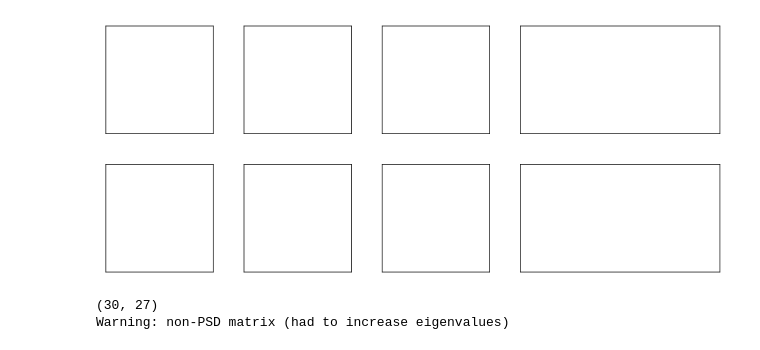
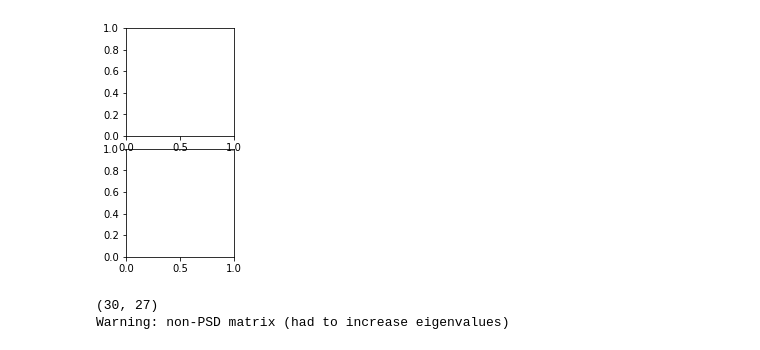
Before and after one commit to BouchardLab/DynamicalComponentsAnalysis, a Jupyter notebook: notebooks/local_minima_fig.ipynb, the cells around one changed output. Drawn from its saved outputs; the diff is of its cells as text; code cells hidden in the pictures.

```diff
--- a/notebooks/local_minima_fig.ipynb
+++ b/notebooks/local_minima_fig.ipynb
@@ -137,4 +156,5 @@ def calc_pi(cov_11, cov_12, U, V):
 # %%
+"""
 def make_axes(fig_width, n_sq=3, sq_width=0.175, wpad_edge=0, wpad_sq=0.05, wpad_mid=0.05, hpad_edge=0, hpad_mid=0.125):
     sub_box_width = n_sq*sq_width + (n_sq - 1)*wpad_sq
     right_box_width = 1 - 2*wpad_edge - wpad_mid - sub_box_width
@@ -149,22 +169,40 @@ def make_axes(fig_width, n_sq=3, sq_width=0.175, wpad_edge=0, wpad_sq=0.05, wpad
         top_squares.append(ax_top)
         bottom_squares.append(ax_bottom)
 
-    ax_right_top = fig.add_axes(( wpad_edge + sub_box_width + wpad_mid, hpad_edge, right_box_width, sq_height ))
-    ax_right_bottom = fig.add_axes(( wpad_edge + sub_box_width + wpad_mid, hpad_edge + sq_height + hpad_mid, right_box_width, sq_height ))
+    ax_right_bottom = fig.add_axes(( wpad_edge + sub_box_width + wpad_mid, hpad_edge, right_box_width, sq_height ))
+    ax_right_top = fig.add_axes(( wpad_edge + sub_box_width + wpad_mid, hpad_edge + sq_height + hpad_mid, right_box_width, sq_height ))
 
     axes = top_squares + bottom_squares + [ax_right_top, ax_right_bottom]
     for ax in axes:
         ax.set_xticks([])
         ax.set_yticks([])
 
+    plt.gcf().text(0, hpad_edge + sq_height + hpad_mid + sq_height/2,
+                   "Lorenz Attractor", rotation=90, va="center", ha="left",
+                   fontsize=style.axis_label_fontsize, color="black")
+    plt.gcf().text(0, hpad_edge + sq_height/2,
+                   "Coupled Oscillators", rotation=90, va="center", ha="left",
+                   fontsize=style.axis_label_fontsize, color="black")
+
     return top_squares, bottom_squares, ax_right_top, ax_right_bottom
+"""
+def make_axes(fig_width, wpad_edge=0, hpad_edge=0, hpad_mid=0.125):
+    sq_height = (1 - 2*hpad_edge - hpad_mid)/2
+    sq_width = 1. - 2*wpad_edge
+    fig_height = sq_width * fig_width / sq_height
+    fig = plt.figure(figsize=(fig_width, fig_height))
 
-def disp_heatmap(ax, heatmap, show_xlabels=True, show_ylabels=True, title=None):
+    ax_bottom = fig.add_axes(( wpad_edge, hpad_edge, sq_width, sq_height ))
+    ax_top = fig.add_axes(( wpad_edge, hpad_edge + sq_height + hpad_mid, sq_width, sq_height ))
+
+    return ax_top, ax_bottom
+
+def disp_heatmap(ax, heatmap, show_xlabels=True, show_ylabels=True, title=None, tol=0):
     N_theta, N_phi = heatmap.shape
     im = ax.imshow(heatmap, origin="lower left", cmap="gray", aspect='equal')
 
-    local_maxima = find_local_maxima(heatmap)
-    global_maxima = find_global_maxima(heatmap, local_maxima)
+    local_maxima = find_local_maxima(heatmap, tol=tol)
+    global_maxima = find_global_maxima(heatmap, local_maxima, tol=tol)
     non_global_maxima = list(set(local_maxima) - set(global_maxima))
     for pt in global_maxima:
         ax.scatter(pt[1], pt[0], c="red", marker="o", s=15)
@@ -172,13 +210,13 @@ def disp_heatmap(ax, heatmap, show_xlabels=True, show_ylabels=True, title=None):
         ax.scatter(pt[1], pt[0], edgecolors="red", marker="o", facecolors='none', s=15)
 
     if show_xlabels:
-        ax.set_xlabel("$\phi$", fontsize=style.axis_label_fontsize, labelpad=-10)
+        ax.set_xlabel("$\phi$", fontsize=style.axis_label_fontsize, labelpad=-style.axis_label_fontsize)
         ax.set_xticks([0, N_phi-1])
         ax.set_xticklabels(["0", "$\pi$"], fontsize=style.ticklabel_fontsize)
     else:
         ax.set_xticks([])
     if show_ylabels:
-        ax.set_ylabel("$\\theta$", fontsize=style.axis_label_fontsize, labelpad=-10)
+        ax.set_ylabel("$\\theta$", fontsize=style.axis_label_fontsize, labelpad=-style.axis_label_fontsize)
         ax.set_yticks([0, N_theta-1])
         ax.set_yticklabels(["0", "$\pi$"], fontsize=style.ticklabel_fontsize)
     else:
@@ -186,7 +224,66 @@ def disp_heatmap(ax, heatmap, show_xlabels=True, show_ylabels=True, title=None):
     ax.set_xlim([0, heatmap.shape[1]-1])
     ax.set_ylim([0, heatmap.shape[0]-1])
     if title is not None:
-        ax.set_title(title, fontsize=style.title_fontsize, pad=1)
+        ax.set_title(title, fontsize=style.axis_label_fontsize)
 
-make_axes(10, n_sq=3)
+def cycle_from_style(scheme):
+    return [color_dict["color"] for color_dict in plt.style.library[scheme]['axes.prop_cycle']]
+
+method_colors = ["black", "red", "coral", "gray"]
+def plot_mi_vs_dim(mi_vals, labels, ax=None, legend=False, xlabel=False):
+    if ax is None:
+        fig, ax = plt.subplots(1, 1, figsize=(5, 3))
+    num_methods, N = mi_vals.shape
+    pi_retained = np.concatenate((mi_vals[:, ::-1], np.zeros(num_methods).reshape((num_methods, 1))), axis=1)
+    dims_dropped = np.arange(N + 1)
+    max_mi = np.max(mi_vals)
+
+    diag_x_vals = np.linspace(-1, N+1, 100)
+    diag_y_vals = -(max_mi / N)*diag_x_vals + max_mi
+    ax.plot(diag_x_vals, diag_y_vals, c="black", linestyle="--", linewidth=1)
+    ypad = 0.05 * max_mi
+    ax.set_xlim([0, N])
+    ax.set_ylim([0, max_mi*1.05])
+
+    xticks = [0, 5, 10, 15, 20]
+    ax.set_xticks(xticks)
+    ax.set_xticklabels(xticks, fontsize=style.ticklabel_fontsize)
+
+    yticks = [0, np.round(max_mi, 1)]
+    max_ylabel = str(yticks[-1])
+    while len(max_ylabel) < 4:
+        print("SADASD")
+        max_ylabel = "  " + max_ylabel
+    ytick_labels = [str(yticks[0]), max_ylabel]
+    ax.set_yticks(yticks)
+    ax.set_yticklabels(ytick_labels, fontsize=style.ticklabel_fontsize)
+    ax.tick_params(axis='y', which='major', pad=1)
+
+    ax.spines['right'].set_visible(False)
+    ax.spines['top'].set_visible(False)
+    ax.spines['left'].set_bounds(0, max_mi)
+
+
+    #colors = cycle_from_style("tableau-colorblind10")
+    #colors = ["black", "gray", "green", "blue", "red", "purple"]
+    for i in range(num_methods):
+        linewidth = 1 if labels[i] == "CCA" else 0.75
+        markersize = 3 if labels[i] == "CCA" else 2
+        ax.plot(dims_dropped, pi_retained[i], label=labels[i], linewidth=linewidth,
+                color=method_colors[i], marker=".", markersize=markersize)
+
+    if legend:
+        ax.legend(loc="lower left", fontsize=style.axis_label_fontsize, frameon=False)
+                  #ncol=1, labelspacing=0.1, columnspacing=0.6,
+                  #bbox_to_anchor=(0.05, 0.0, 1, 1))
+
+    if xlabel:
+        ax.set_xlabel("dimensions dropped", fontsize=style.axis_label_fontsize)
+
+
+    ax.set_ylabel("MI [bits]", fontsize=style.axis_label_fontsize, labelpad=-style.axis_label_fontsize/2)
+
+
+#make_axes(5.5, n_sq=3, sq_width=0.175, wpad_sq=0.05, wpad_edge=0.05)
+make_axes(1.5, wpad_edge=0, hpad_edge=0.05, hpad_mid=0.05)
 # %% [output]
@@ -200,3 +291,3 @@ make_axes(10, n_sq=3)
  <matplotlib.axes._axes.Axes at 0x...>)
-[figure, old version]
+[figure, new version]
 # %%
```
Also changed, not shown: parts of 11 cells of this notebook, 1 other file.
